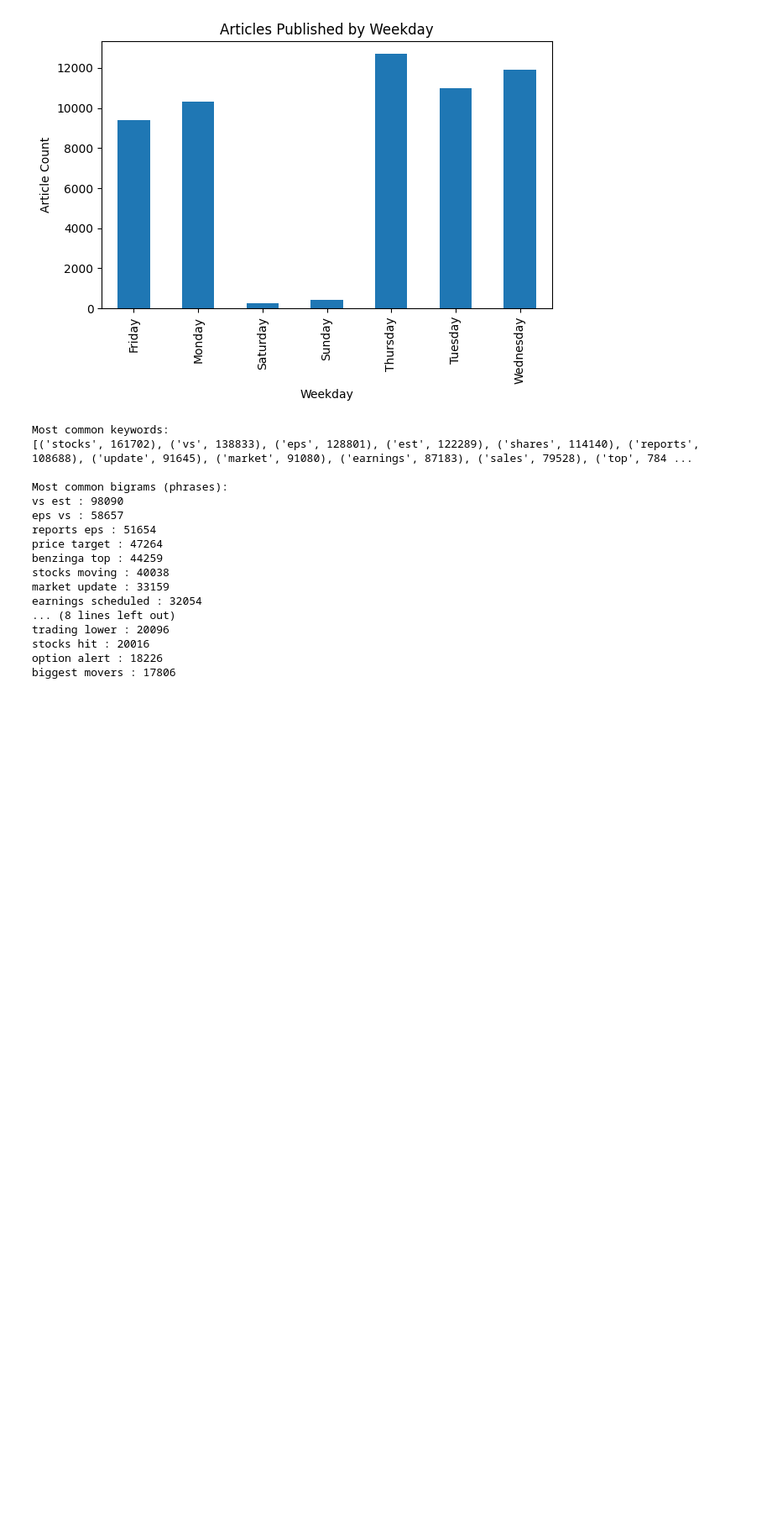
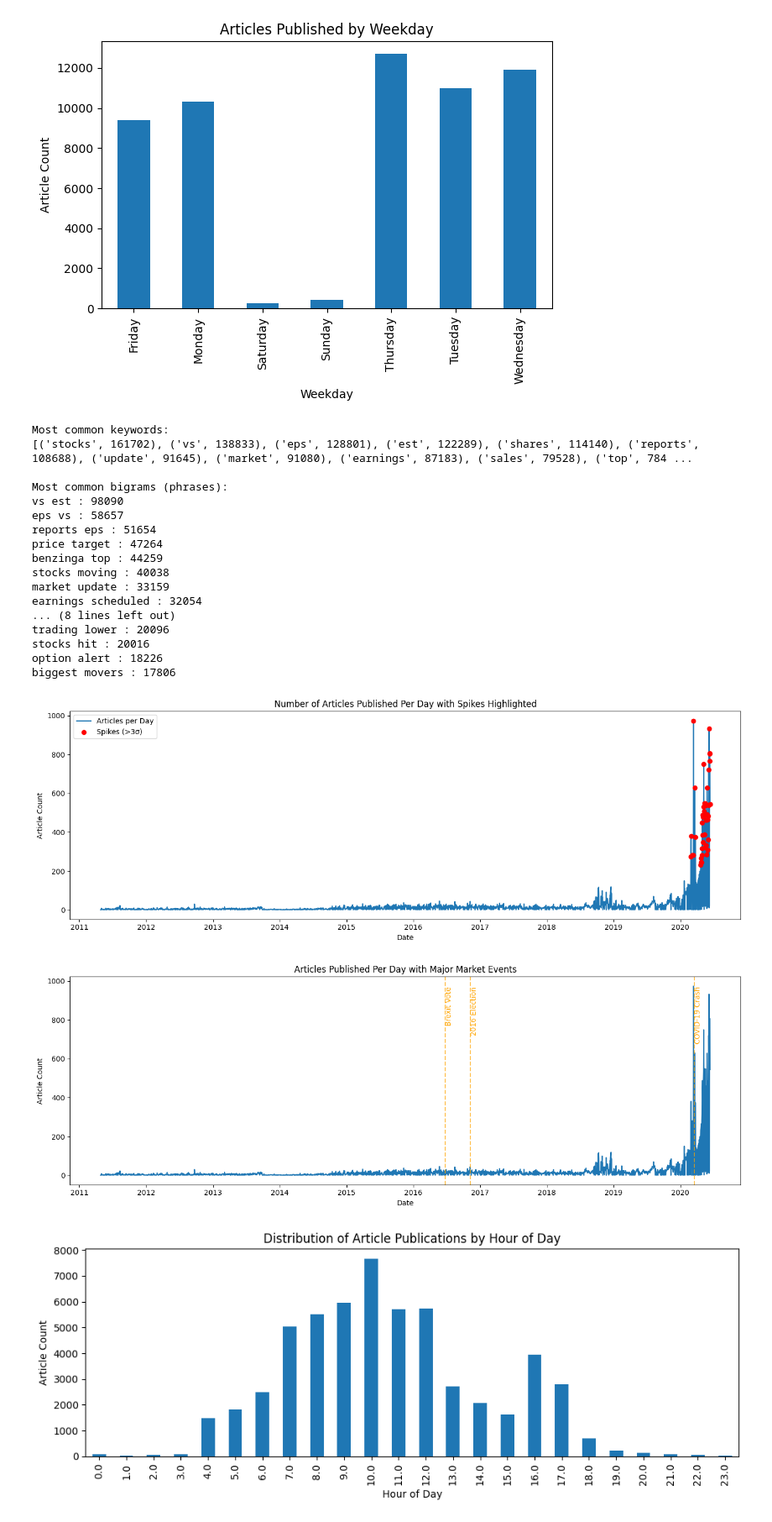
Before and after one commit to Melak12/Week-1-predicting-price-moves, a Jupyter notebook: notebooks/analyst_eda.ipynb, the cells around one changed output. Shown: that part at 84% size. Saved outputs shown, nothing was run; the diff lists cells and outputs as text; code cells hidden in the pictures; blank space fills up the shorter version.

```diff
--- a/notebooks/analyst_eda.ipynb
+++ b/notebooks/analyst_eda.ipynb
@@ -127,3 +128,71 @@ trading lower : 20096
 stocks hit : 20016
 option alert : 18226
 biggest movers : 17806
+# %%
+
+# Time Series Analysis: Publication Frequency Over Time
+
+# Plot publication frequency (already done in previous cells for articles_per_day)
+# Let's enhance the analysis by:
+# 1. Highlighting spikes (outliers) in publication frequency
+# 2. Annotating known market events (example: COVID-19 crash, etc.)
+# 3. Analyzing publishing times (hour of day) if time data is available
+
+
+# 1. Highlight spikes in publication frequency
+mean_count = articles_per_day.mean()
+std_count = articles_per_day.std()
+spike_threshold = mean_count + 3 * std_count
+spikes = articles_per_day[articles_per_day > spike_threshold]
+
+plt.figure(figsize=(14, 5))
+articles_per_day.plot(label='Articles per Day')
+plt.scatter(spikes.index, spikes.values, color='red', label='Spikes (>3σ)', zorder=5)
+plt.title('Number of Articles Published Per Day with Spikes Highlighted')
+plt.xlabel('Date')
+plt.ylabel('Article Count')
+plt.legend()
+plt.tight_layout()
+plt.show()
+
+# 2. Annotate known market events (example: COVID-19 crash)
+# You can add more events as needed
+event_dates = {
+    'COVID-19 Crash': '2020-03-16',
+    '2016 Election': '2016-11-08',
+    'Brexit Vote': '2016-06-23'
+}
+plt.figure(figsize=(14, 5))
+articles_per_day.plot(label='Articles per Day')
+for event, date in event_dates.items():
+    if date in articles_per_day.index.astype(str):
+        plt.axvline(date, color='orange', linestyle='--', alpha=0.7)
+        plt.text(date, plt.ylim()[1]*0.95, event, rotation=90, verticalalignment='top', color='orange')
+plt.title('Articles Published Per Day with Major Market Events')
+plt.xlabel('Date')
+plt.ylabel('Article Count')
+plt.tight_layout()
+plt.show()
+
+# 3. Analyze publishing times (hour of day)
+if 'date' in df.columns and pd.api.types.is_datetime64_any_dtype(df['date']):
+    df['hour'] = df['date'].dt.hour
+    hour_counts = df['hour'].value_counts().sort_index()
+    plt.figure(figsize=(10, 4))
+    hour_counts.plot(kind='bar')
+    plt.title('Distribution of Article Publications by Hour of Day')
+    plt.xlabel('Hour of Day')
+    plt.ylabel('Article Count')
+    plt.tight_layout()
+    plt.show()
+else:
+    print("No time information available in 'date' column for hourly analysis.")
+
+# Summary:
+# - Spikes in publication frequency are highlighted.
+# - Major market events are annotated.
+# - Publishing time distribution is shown if time data is available.
+# %% [output]
+[figure, added]
+[figure, added]
+[figure, added]
```
Also changed, not shown: parts of 1 cell of this notebook.
